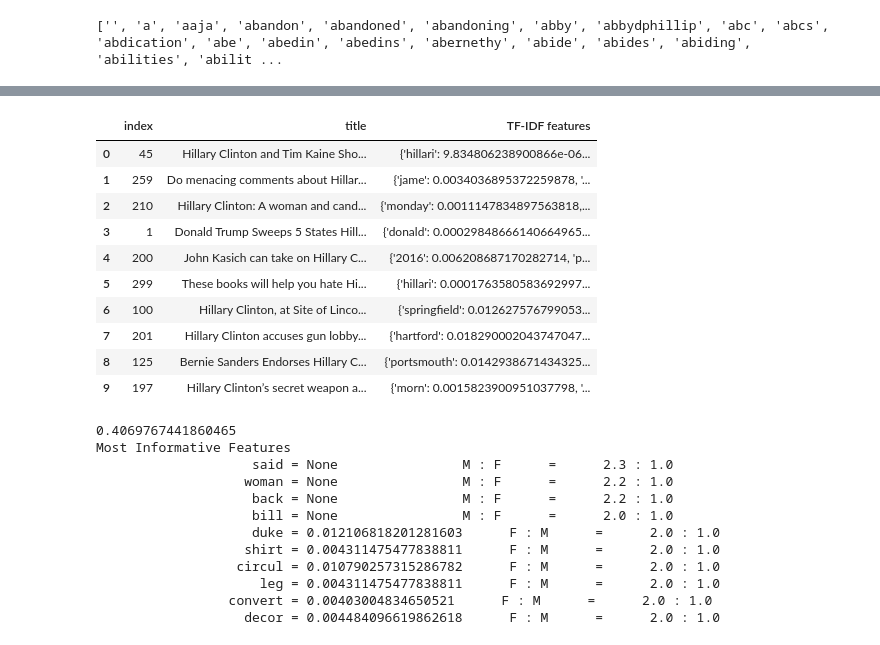
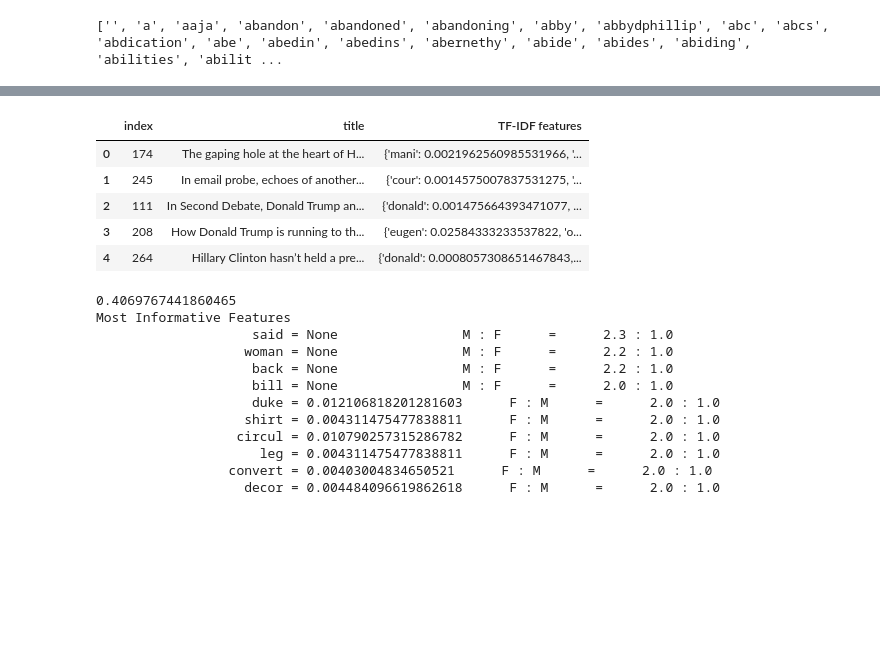
Before and after one commit to maxpeng041/news-article-analysis, a Jupyter notebook: news_article_analysis.ipynb, the cells around one changed output, grey strips where cells are left out. Drawn from its saved outputs; the diff is of its cells as text; code cells hidden in the pictures; blank space fills up the shorter version.

```diff
--- a/news_article_analysis.ipynb
+++ b/news_article_analysis.ipynb
@@ -304,19 +304,14 @@ print(tfidf_data)
 216  hillari clinton berni sander extend process negoti term surrend begin wonder sander
 # %%
 pd.set_option('display.max_colwidth', 1000)
-tfidf_data[['title', 'TF-IDF features']].sample(10).reset_index()
+tfidf_data[['title', 'TF-IDF features']].sample(5).reset_index()
 # %% [output]
 |  | index | title | TF-IDF features |
-| 0 | 45 | Hillary Clinton and Tim Kaine Sho... | {'hillari': 9.834806238900866e-06... |
-| 1 | 259 | Do menacing comments about Hillar... | {'jame': 0.0034036895372259878, '... |
-| 2 | 210 | Hillary Clinton: A woman and cand... | {'monday': 0.0011147834897563818,... |
-| 3 | 1 | Donald Trump Sweeps 5 States Hill... | {'donald': 0.00029848666140664965... |
-| 4 | 200 | John Kasich can take on Hillary C... | {'2016': 0.006208687170282714, 'p... |
-| 5 | 299 | These books will help you hate Hi... | {'hillari': 0.0001763580583692997... |
-| 6 | 100 | Hillary Clinton, at Site of Linco... | {'springfield': 0.012627576799053... |
-| 7 | 201 | Hillary Clinton accuses gun lobby... | {'hartford': 0.018290002043747047... |
-| 8 | 125 | Bernie Sanders Endorses Hillary C... | {'portsmouth': 0.0142938671434325... |
-| 9 | 197 | Hillary Clinton’s secret weapon a... | {'morn': 0.0015823900951037798, '... |
+| 0 | 174 | The gaping hole at the heart of H... | {'mani': 0.0021962560985531966, '... |
+| 1 | 245 | In email probe, echoes of another... | {'cour': 0.0014575007837531275, '... |
+| 2 | 111 | In Second Debate, Donald Trump an... | {'donald': 0.001475664393471077, ... |
+| 3 | 208 | How Donald Trump is running to th... | {'eugen': 0.02584333233537822, 'o... |
+| 4 | 264 | Hillary Clinton hasn’t held a pre... | {'donald': 0.0008057308651467843,... |
 # %%
 pd.set_option('display.max_colwidth', 50)
 # %%
```
Also changed, not shown: parts of 3 cells of this notebook.
